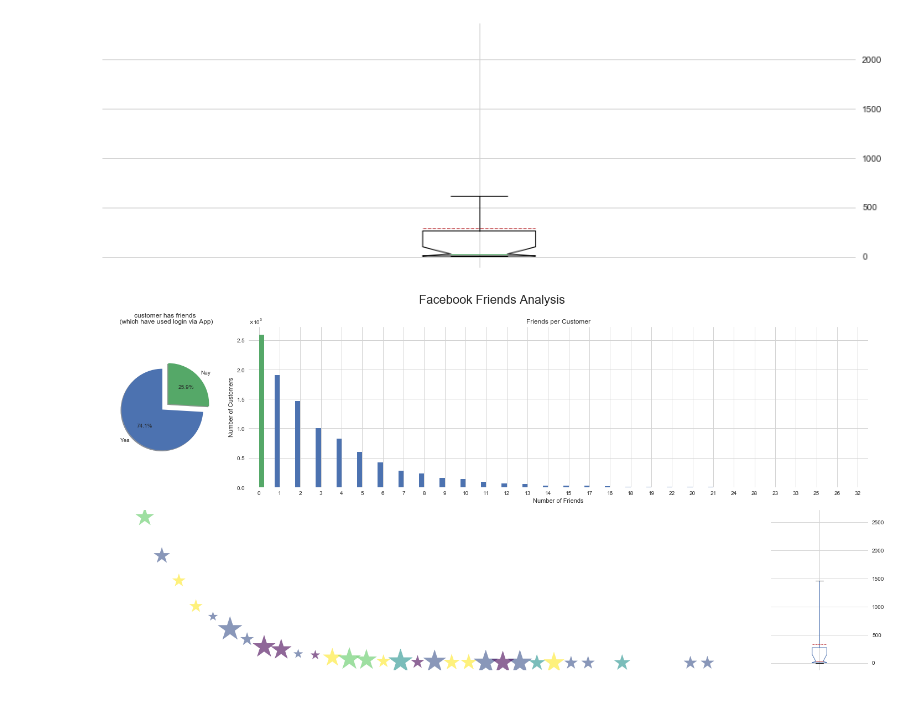
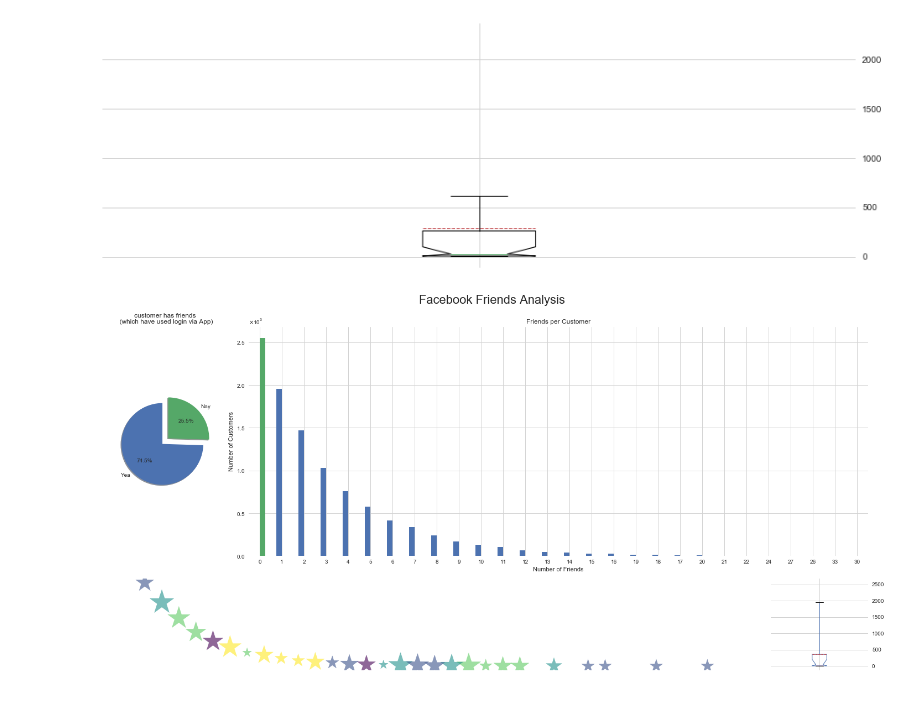
Before and after one commit to nicoa/showcase, a Jupyter notebook: heftige_plots_amk.ipynb, the cells around one changed output. Drawn from its saved outputs; the diff is of its cells as text; code cells hidden in the pictures.

```diff
--- a/heftige_plots_amk.ipynb
+++ b/heftige_plots_amk.ipynb
@@ -405,7 +409,7 @@ from matplotlib.ticker import ScalarFormatter
 scalar_formatter = ScalarFormatter(useMathText=True)
 scalar_formatter.set_powerlimits((3,3))
 
-gs = plt.GridSpec(2, 3, width_ratios=(1, 5, 1))
+gs = plt.GridSpec(2, 3, width_ratios=(1, 5, 1), height_ratios=(5,2))
 f = plt.figure(figsize=(20,10))
 ax1 = f.add_subplot(gs[0, 0])
 ax2 = f.add_subplot(gs[0, 1:])
@@ -421,33 +425,33 @@ ax3.scatter(box_data.index, box_data.values, marker='*', cmap='viridis',
 box_data.plot.box(whis=5.5, ax=ax4, showmeans=True, meanline=True, notch=True, sym='*', bootstrap=10000)
 
 # Pie Data
 ax1.set_title('customer has friends\n (which have used login via App)')
 ax1.set_ylabel('')
 # Hist
 ax2.set_title('Friends per Customer')
 ax2.set_xlabel("Number of Friends")
 ax2.set_ylabel("Number of Customers")
 ax2.yaxis.set_major_formatter(scalar_formatter)  #fancy formatting
 # Boxplot
 ax4.xaxis.set_ticklabels('')
 f.suptitle("Facebook Friends Analysis", fontsize=22)
 
 
 # BG white
 ax2.set_facecolor('white')
 ax3.set_facecolor('white')
 ax4.set_facecolor('white')
 
 # Special Axis Stuff
 ax1.axis("equal")
 ax3.axis("off")
 ax4.yaxis.tick_right() # axis to the right side
 
 ax2.grid(True, which='major', color='lightgrey')
 ax4.grid(True, which='major', color='lightgrey')
 
 gs.tight_layout(f, rect=(0,0,1,0.95))
 # %% [output]
-[figure, old version]
+[figure, new version]
 # %% [markdown]
 <img src='https://media1.giphy.com/media/l3q2LH45XElELRzRm/giphy.gif' />
```
Also changed, not shown: parts of 16 cells of this notebook, 5 other files.
